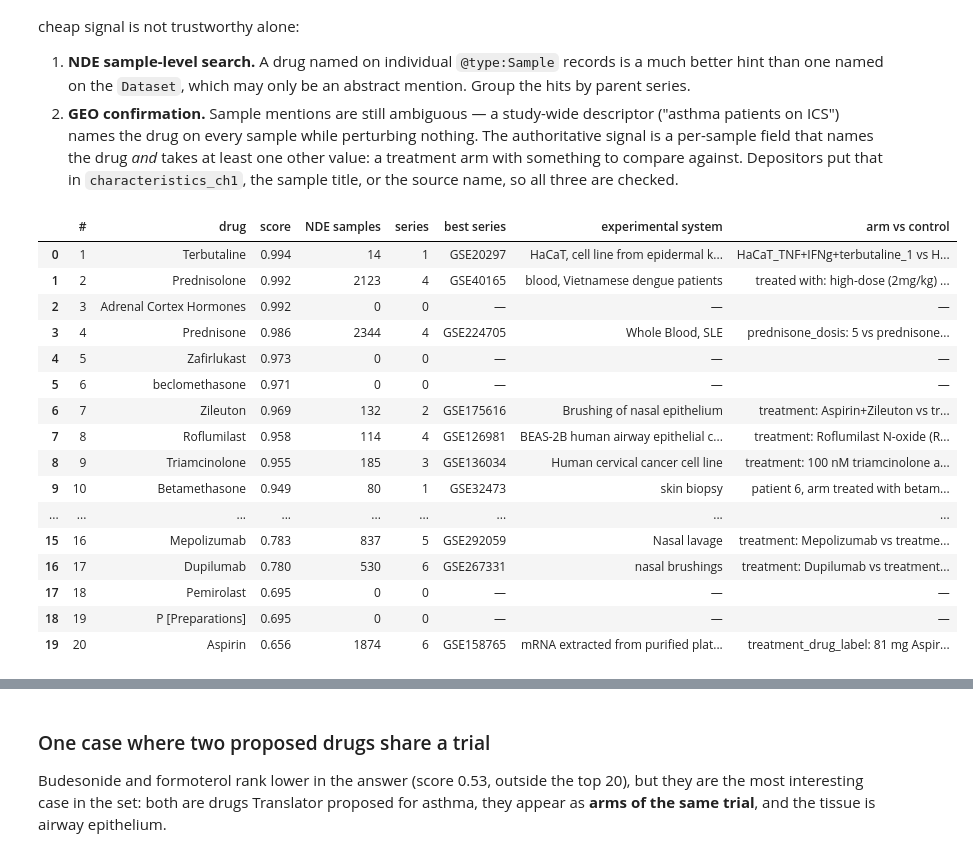
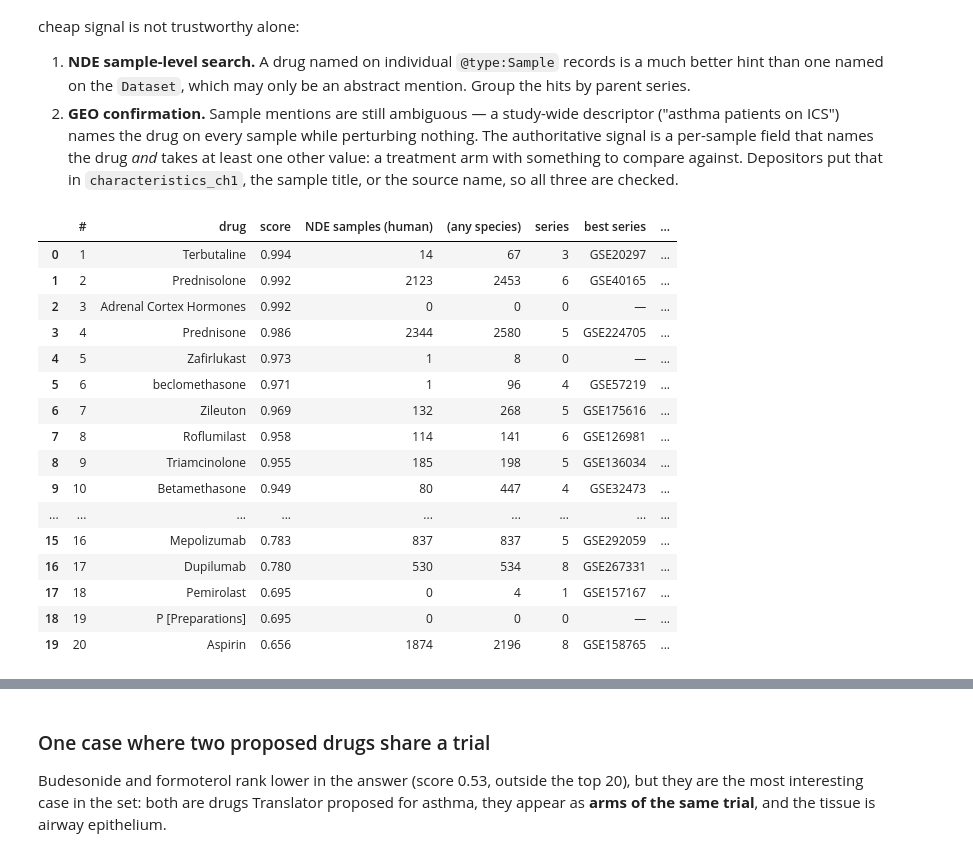
Before and after one commit to andrewsu/translator-nde, a Jupyter notebook: notebooks/asthma_translator_nde.ipynb, the cells around one changed output, grey strips where cells are left out. Drawn from its saved outputs; the diff is of its cells as text; code cells hidden in the pictures.

```diff
--- a/notebooks/asthma_translator_nde.ipynb
+++ b/notebooks/asthma_translator_nde.ipynb
@@ -473,31 +473,33 @@ Two stages, because the cheap signal is not trustworthy alone:
 # %%
 top20 = json.loads(Path("../results/asthma_top20_datasets.json").read_text())["rows"]
 pd.DataFrame([
     {"#": r["rank"], "drug": r["drug"], "score": r["score"],
-     "NDE samples": r["nde_samples"], "series": r["confirmed_series"],
+     "NDE samples (human)": r["nde_samples_human"],
+     "(any species)": r["nde_samples_any"],
+     "series": r["confirmed_series"],
      "best series": r["best_series"] or "—",
      "experimental system": r["system"] or "—",
      "arm vs control": (f"{r['arm']} vs {r['control']}"
                         if r["arm"] and r["control"] else
                         (f"{r['arm']} (no control level)" if r["arm"] else "—"))}
     for r in top20
 ])
 # %% [output]
-|  | # | drug | score | NDE samples | series | best series | experimental system | arm vs control |
-| 0 | 1 | Terbutaline | 0.994 | 14 | 1 | GSE20297 | HaCaT, cell line from epidermal k... | HaCaT_TNF+IFNg+terbutaline_1 vs H... |
-| 1 | 2 | Prednisolone | 0.992 | 2123 | 4 | GSE40165 | blood, Vietnamese dengue patients | treated with: high-dose (2mg/kg) ... |
-| 2 | 3 | Adrenal Cortex Hormones | 0.992 | 0 | 0 | — | — | — |
-| 3 | 4 | Prednisone | 0.986 | 2344 | 4 | GSE224705 | Whole Blood, SLE | prednisone_dosis: 5 vs prednisone... |
-| 4 | 5 | Zafirlukast | 0.973 | 0 | 0 | — | — | — |
-| 5 | 6 | beclomethasone | 0.971 | 0 | 0 | — | — | — |
-| 6 | 7 | Zileuton | 0.969 | 132 | 2 | GSE175616 | Brushing of nasal epithelium | treatment: Aspirin+Zileuton vs tr... |
-| 7 | 8 | Roflumilast | 0.958 | 114 | 4 | GSE126981 | BEAS-2B human airway epithelial c... | treatment: Roflumilast N-oxide (R... |
-| 8 | 9 | Triamcinolone | 0.955 | 185 | 3 | GSE136034 | Human cervical cancer cell line | treatment: 100 nM triamcinolone a... |
-| 9 | 10 | Betamethasone | 0.949 | 80 | 1 | GSE32473 | skin biopsy | patient 6, arm treated with betam... |
+|  | # | drug | score | NDE samples (human) | (any species) | series | best series | ... |
+| 0 | 1 | Terbutaline | 0.994 | 14 | 67 | 3 | GSE20297 | ... |
+| 1 | 2 | Prednisolone | 0.992 | 2123 | 2453 | 6 | GSE40165 | ... |
+| 2 | 3 | Adrenal Cortex Hormones | 0.992 | 0 | 0 | 0 | — | ... |
+| 3 | 4 | Prednisone | 0.986 | 2344 | 2580 | 5 | GSE224705 | ... |
+| 4 | 5 | Zafirlukast | 0.973 | 1 | 8 | 0 | — | ... |
+| 5 | 6 | beclomethasone | 0.971 | 1 | 96 | 4 | GSE57219 | ... |
+| 6 | 7 | Zileuton | 0.969 | 132 | 268 | 5 | GSE175616 | ... |
+| 7 | 8 | Roflumilast | 0.958 | 114 | 141 | 6 | GSE126981 | ... |
+| 8 | 9 | Triamcinolone | 0.955 | 185 | 198 | 5 | GSE136034 | ... |
+| 9 | 10 | Betamethasone | 0.949 | 80 | 447 | 4 | GSE32473 | ... |
 | ... | ... | ... | ... | ... | ... | ... | ... | ... |
-| 15 | 16 | Mepolizumab | 0.783 | 837 | 5 | GSE292059 | Nasal lavage | treatment: Mepolizumab vs treatme... |
-| 16 | 17 | Dupilumab | 0.780 | 530 | 6 | GSE267331 | nasal brushings | treatment: Dupilumab vs treatment... |
-| 17 | 18 | Pemirolast | 0.695 | 0 | 0 | — | — | — |
-| 18 | 19 | P [Preparations] | 0.695 | 0 | 0 | — | — | — |
-| 19 | 20 | Aspirin | 0.656 | 1874 | 6 | GSE158765 | mRNA extracted from purified plat... | treatment_drug_label: 81 mg Aspir... |
+| 15 | 16 | Mepolizumab | 0.783 | 837 | 837 | 5 | GSE292059 | ... |
+| 16 | 17 | Dupilumab | 0.780 | 530 | 534 | 8 | GSE267331 | ... |
+| 17 | 18 | Pemirolast | 0.695 | 0 | 4 | 1 | GSE157167 | ... |
+| 18 | 19 | P [Preparations] | 0.695 | 0 | 0 | 0 | — | ... |
+| 19 | 20 | Aspirin | 0.656 | 1874 | 2196 | 8 | GSE158765 | ... |
 # %% [markdown]
```
Also changed, not shown: parts of 1 cell of this notebook, 2 other files.
